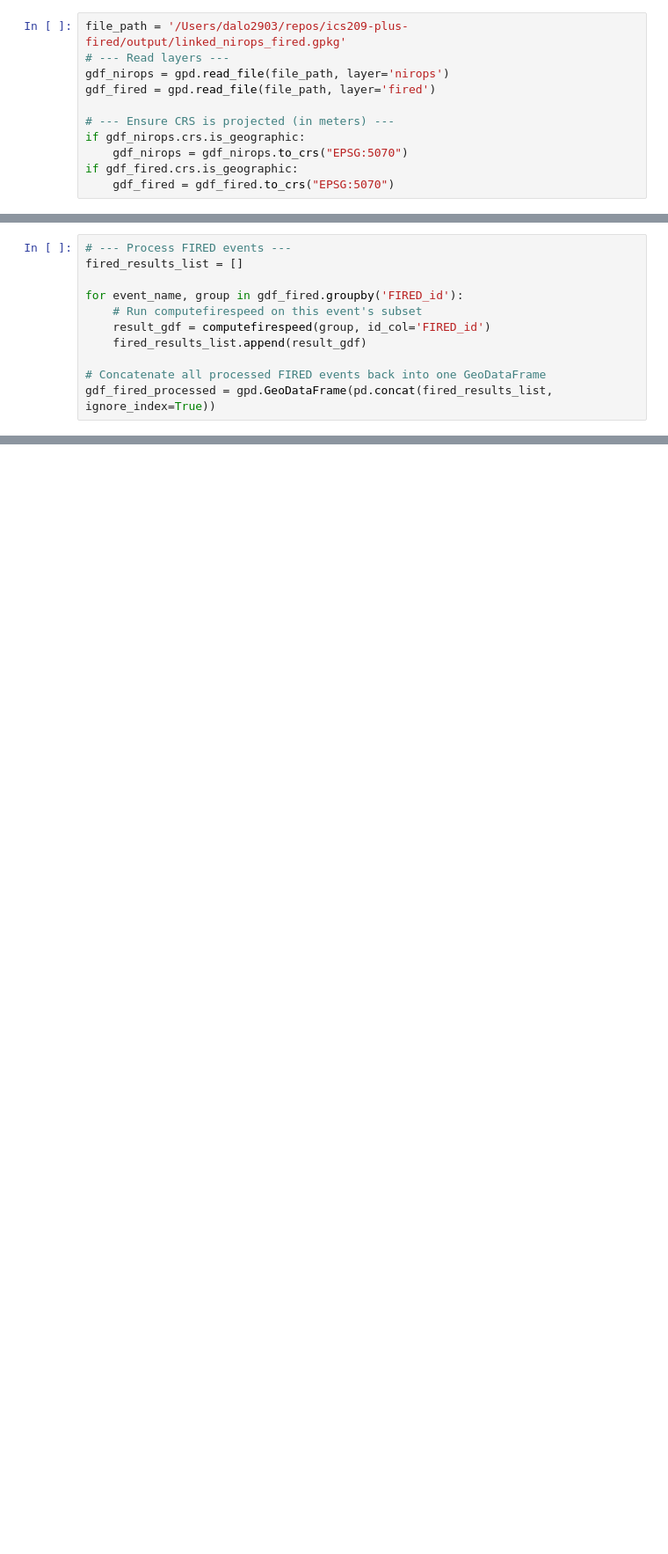
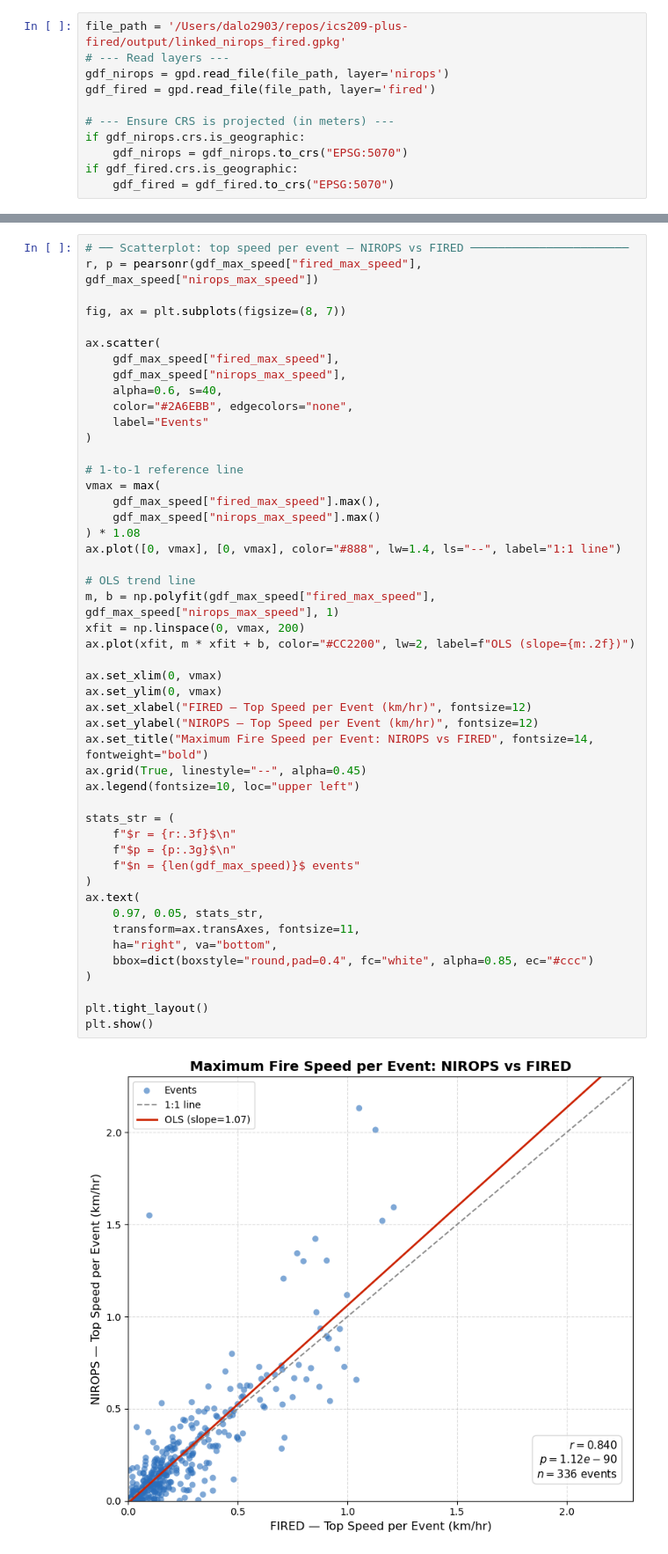
Before and after one commit to danielle-losos/ics209-plus-fired, a Jupyter notebook: firedpy/linked_nirops_fired_speed.ipynb, the cells around one changed output, grey strips where cells are left out. Shown at 88% size. Saved outputs shown, nothing was run; the diff lists cells and outputs as text; blank space fills up the shorter version.

```diff
--- a/firedpy/linked_nirops_fired_speed.ipynb
+++ b/firedpy/linked_nirops_fired_speed.ipynb
@@ -91,11 +95,0 @@ AttributeError: 'MultiPolygon' object has no attribute 'crs'
-# %%
-# --- Process FIRED events ---
-fired_results_list = []
-
-for event_name, group in gdf_fired.groupby('FIRED_id'):
-    # Run computefirespeed on this event's subset
-    result_gdf = computefirespeed(group, id_col='FIRED_id')
-    fired_results_list.append(result_gdf)
-
-# Concatenate all processed FIRED events back into one GeoDataFrame
-gdf_fired_processed = gpd.GeoDataFrame(pd.concat(fired_results_list, ignore_index=True))
@@ -101,0 +512,50 @@ gdf_fired_processed = gpd.GeoDataFrame(pd.concat(fired_results_list, ignore_inde
+# %%
+# ── Scatterplot: top speed per event — NIROPS vs FIRED ───────────────────────
+r, p = pearsonr(gdf_max_speed["fired_max_speed"], gdf_max_speed["nirops_max_speed"])
+
+fig, ax = plt.subplots(figsize=(8, 7))
+
+ax.scatter(
+    gdf_max_speed["fired_max_speed"],
+    gdf_max_speed["nirops_max_speed"],
+    alpha=0.6, s=40,
+    color="#2A6EBB", edgecolors="none",
+    label="Events"
+)
+
+# 1-to-1 reference line
+vmax = max(
+    gdf_max_speed["fired_max_speed"].max(),
+    gdf_max_speed["nirops_max_speed"].max()
+) * 1.08
+ax.plot([0, vmax], [0, vmax], color="#888", lw=1.4, ls="--", label="1:1 line")
+
+# OLS trend line
+m, b = np.polyfit(gdf_max_speed["fired_max_speed"], gdf_max_speed["nirops_max_speed"], 1)
+xfit = np.linspace(0, vmax, 200)
+ax.plot(xfit, m * xfit + b, color="#CC2200", lw=2, label=f"OLS (slope={m:.2f})")
+
+ax.set_xlim(0, vmax)
+ax.set_ylim(0, vmax)
+ax.set_xlabel("FIRED — Top Speed per Event (km/hr)", fontsize=12)
+ax.set_ylabel("NIROPS — Top Speed per Event (km/hr)", fontsize=12)
+ax.set_title("Maximum Fire Speed per Event: NIROPS vs FIRED", fontsize=14, fontweight="bold")
+ax.grid(True, linestyle="--", alpha=0.45)
+ax.legend(fontsize=10, loc="upper left")
+
+stats_str = (
+    f"$r = {r:.3f}$\n"
+    f"$p = {p:.3g}$\n"
+    f"$n = {len(gdf_max_speed)}$ events"
+)
+ax.text(
+    0.97, 0.05, stats_str,
+    transform=ax.transAxes, fontsize=11,
+    ha="right", va="bottom",
+    bbox=dict(boxstyle="round,pad=0.4", fc="white", alpha=0.85, ec="#ccc")
+)
+
+plt.tight_layout()
+plt.show()
+# %% [output]
+[figure, added]
```
Also changed, not shown: parts of 17 cells of this notebook.
